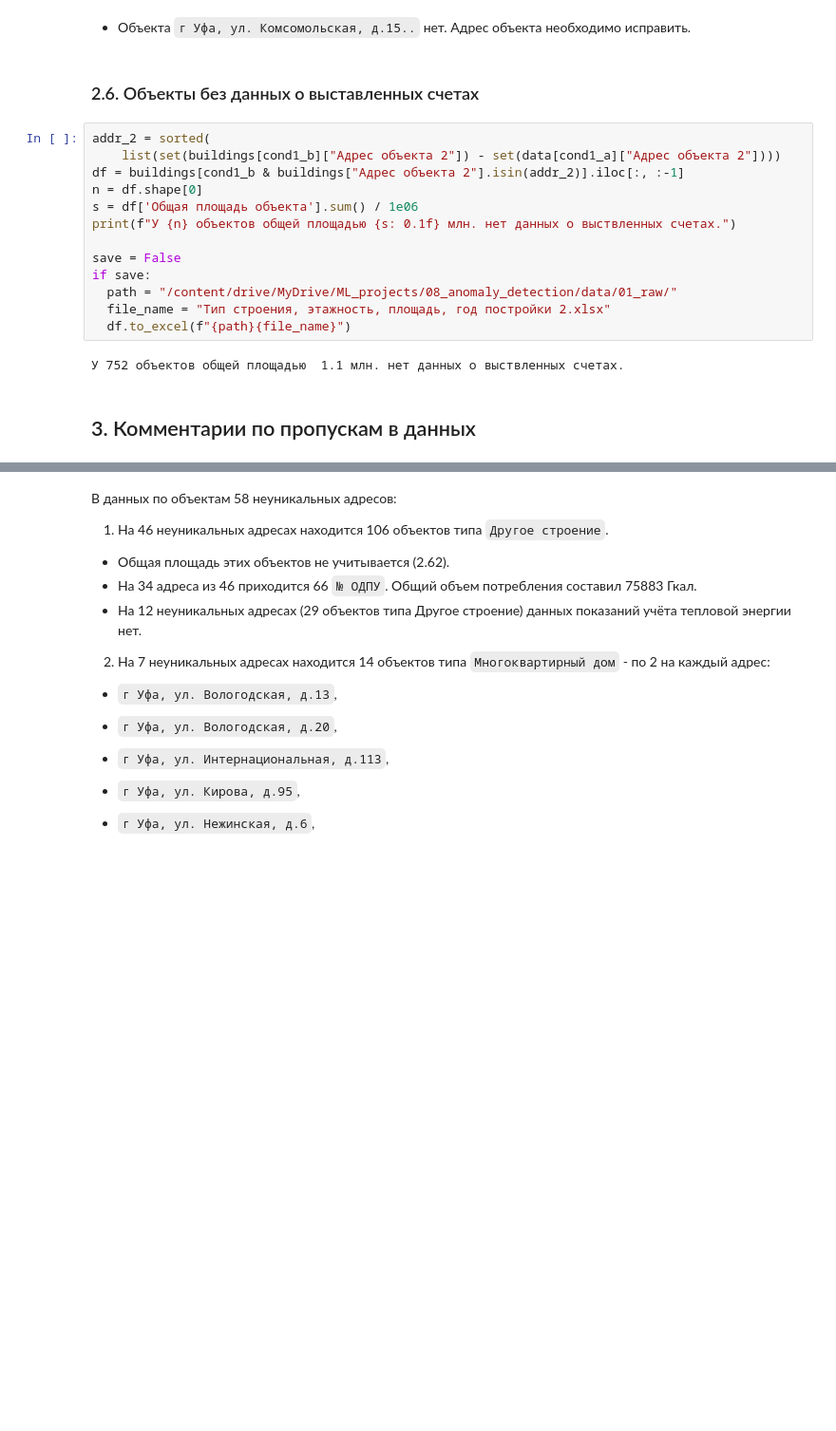
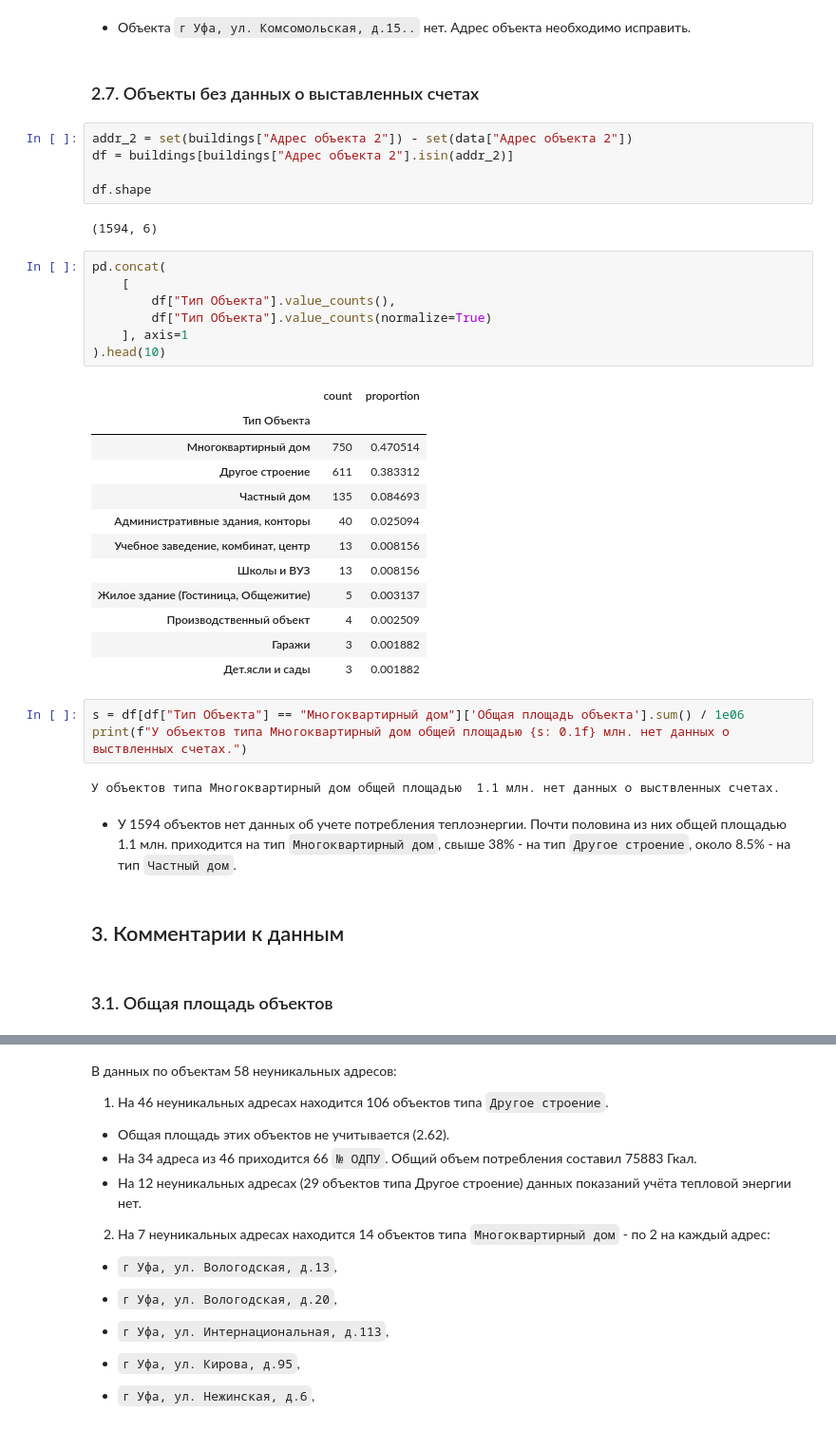
Before and after one commit to YaninaK/anomaly-detection, a Jupyter notebook: notebooks/01_EDA_&_data_preprocessing.ipynb, the cells around one changed output, grey strips where cells are left out. Shown at 95% size. Cells and saved outputs as stored; diff of their text form; blank space fills up the shorter version.

````diff
--- a/notebooks/01_EDA_&_data_preprocessing.ipynb
+++ b/notebooks/01_EDA_&_data_preprocessing.ipynb
@@ -652,21 +696,42 @@ data[data["Адрес объекта"]=="г Уфа, ул. Комсомольск
 # %% [markdown]
 * Объекта ```г Уфа, ул. Комсомольская, д.15..``` нет. Адрес объекта необходимо исправить.
 # %% [markdown]
-### 2.6. Объекты без данных о выставленных счетах
+### 2.7. Объекты без данных о выставленных счетах
-# %%
-addr_2 = sorted(
-    list(set(buildings[cond1_b]["Адрес объекта 2"]) - set(data[cond1_a]["Адрес объекта 2"])))
-df = buildings[cond1_b & buildings["Адрес объекта 2"].isin(addr_2)].iloc[:, :-1]
-n = df.shape[0]
-s = df['Общая площадь объекта'].sum() / 1e06
-print(f"У {n} объектов общей площадью {s: 0.1f} млн. нет данных о выствленных счетах.")
-
-save = False
-if save:
-  path = "/content/drive/MyDrive/ML_projects/08_anomaly_detection/data/01_raw/"
-  file_name = "Тип строения, этажность, площадь, год постройки 2.xlsx"
-  df.to_excel(f"{path}{file_name}")
-# %% [output]
-У 752 объектов общей площадью  1.1 млн. нет данных о выствленных счетах.
+# %%
+addr_2 = set(buildings["Адрес объекта 2"]) - set(data["Адрес объекта 2"])
+df = buildings[buildings["Адрес объекта 2"].isin(addr_2)]
+
+df.shape
+# %% [output]
+(1594, 6)
+# %%
+pd.concat(
+    [
+        df["Тип Объекта"].value_counts(),
+        df["Тип Объекта"].value_counts(normalize=True)
+    ], axis=1
+).head(10)
+# %% [output]
+|  | count | proportion |
+| Тип Объекта |  |  |
+| Многоквартирный дом | 750 | 0.470514 |
+| Другое строение | 611 | 0.383312 |
+| Частный дом | 135 | 0.084693 |
+| Административные здания, конторы | 40 | 0.025094 |
+| Учебное заведение, комбинат, центр | 13 | 0.008156 |
+| Школы и ВУЗ | 13 | 0.008156 |
+| Жилое здание (Гостиница, Общежитие) | 5 | 0.003137 |
+| Производственный объект | 4 | 0.002509 |
+| Гаражи | 3 | 0.001882 |
+| Дет.ясли и сады | 3 | 0.001882 |
+# %%
+s = df[df["Тип Объекта"] == "Многоквартирный дом"]['Общая площадь объекта'].sum() / 1e06
+print(f"У объектов типа Многоквартирный дом общей площадью {s: 0.1f} млн. нет данных о выствленных счетах.")
+# %% [output]
+У объектов типа Многоквартирный дом общей площадью  1.1 млн. нет данных о выствленных счетах.
+# %% [markdown]
+* У 1594 объектов нет данных об учете потребления теплоэнергии. Почти половина из них общей площадью 1.1 млн. приходится на тип ```Многоквартирный дом```, свыше 38% - на тип ```Другое строение```, около 8.5% - на тип ```Частный дом```.
 # %% [markdown]
-## 3. Комментарии по пропускам в данных
+## 3. Комментарии к данным
+# %% [markdown]
+### 3.1. Общая площадь объектов
````
Also changed, not shown: parts of 56 cells of this notebook.
